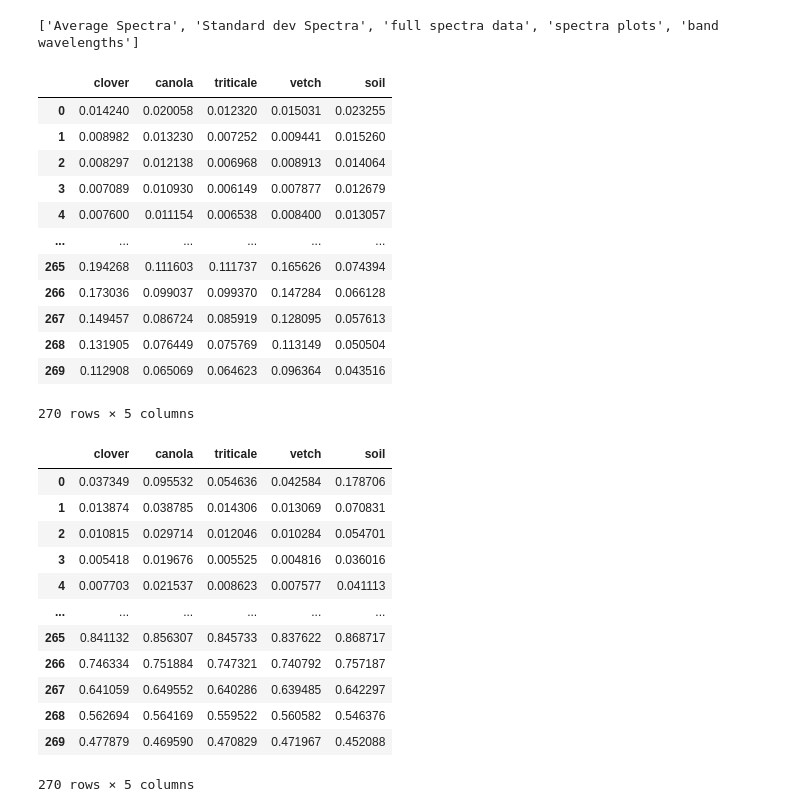
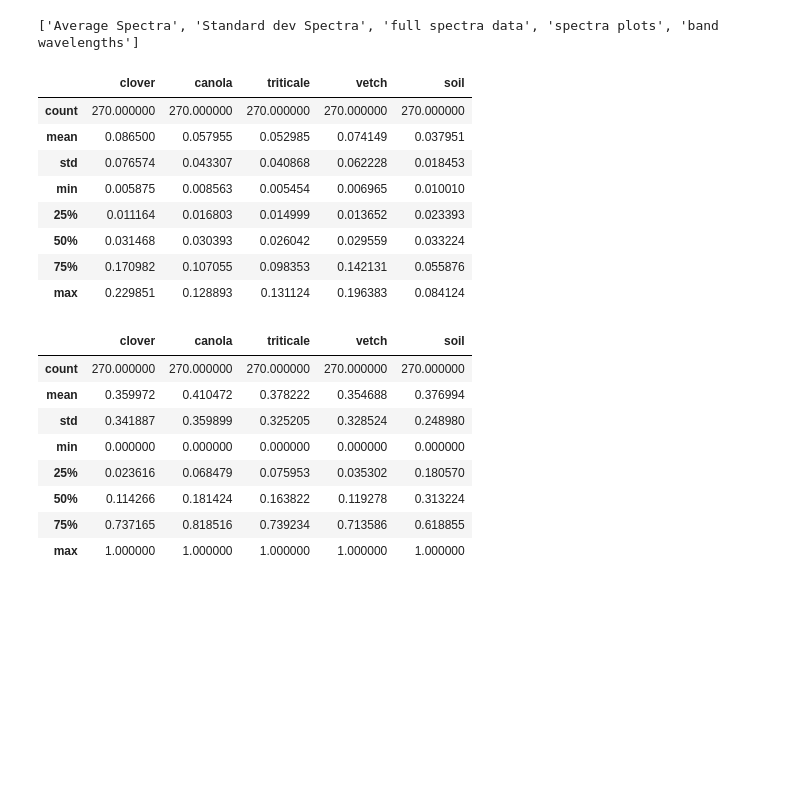
Before and after one commit to kiranmantri/cover_crop_psu, a Jupyter notebook: data_cube.ipynb, the cells around one changed output. Cells and saved outputs as stored; diff of their text form; code cells hidden in the pictures; blank space fills up the shorter version.

```diff
--- a/data_cube.ipynb
+++ b/data_cube.ipynb
@@ -1,48 +1,44 @@
 # %%
+%load_ext autoreload
+%autoreload 2
+
 import numpy as np
 import pandas as pd
 import scipy.io
+
 
 import plotly.express as px
 import matplotlib.pyplot as plt
 
 xls = pd.ExcelFile('cc_spectral_signature.xlsx')
 print(xls.sheet_names)
 
 df = pd.read_excel(io='cc_spectral_signature.xlsx', sheet_name='Average Spectra')
 del df['Unnamed: 0']
-display(df)
+display(df.describe())
 
 df = df.apply(func=lambda e: (e - np.min(e)) / (np.max(e) - np.min(e)), axis=0)
-display(df)
+display(df.describe())
 # %% [output]
 ['Average Spectra', 'Standard dev Spectra', 'full spectra data', 'spectra plots', 'band wavelengths']
 |  | clover | canola | triticale | vetch | soil |
-| 0 | 0.014240 | 0.020058 | 0.012320 | 0.015031 | 0.023255 |
-| 1 | 0.008982 | 0.013230 | 0.007252 | 0.009441 | 0.015260 |
-| 2 | 0.008297 | 0.012138 | 0.006968 | 0.008913 | 0.014064 |
-| 3 | 0.007089 | 0.010930 | 0.006149 | 0.007877 | 0.012679 |
-| 4 | 0.007600 | 0.011154 | 0.006538 | 0.008400 | 0.013057 |
-| ... | ... | ... | ... | ... | ... |
-| 265 | 0.194268 | 0.111603 | 0.111737 | 0.165626 | 0.074394 |
-| 266 | 0.173036 | 0.099037 | 0.099370 | 0.147284 | 0.066128 |
-| 267 | 0.149457 | 0.086724 | 0.085919 | 0.128095 | 0.057613 |
-| 268 | 0.131905 | 0.076449 | 0.075769 | 0.113149 | 0.050504 |
-| 269 | 0.112908 | 0.065069 | 0.064623 | 0.096364 | 0.043516 |
+| count | 270.000000 | 270.000000 | 270.000000 | 270.000000 | 270.000000 |
+| mean | 0.086500 | 0.057955 | 0.052985 | 0.074149 | 0.037951 |
+| std | 0.076574 | 0.043307 | 0.040868 | 0.062228 | 0.018453 |
+| min | 0.005875 | 0.008563 | 0.005454 | 0.006965 | 0.010010 |
+| 25% | 0.011164 | 0.016803 | 0.014999 | 0.013652 | 0.023393 |
+| 50% | 0.031468 | 0.030393 | 0.026042 | 0.029559 | 0.033224 |
+| 75% | 0.170982 | 0.107055 | 0.098353 | 0.142131 | 0.055876 |
+| max | 0.229851 | 0.128893 | 0.131124 | 0.196383 | 0.084124 |
-270 rows × 5 columns
 |  | clover | canola | triticale | vetch | soil |
-| 0 | 0.037349 | 0.095532 | 0.054636 | 0.042584 | 0.178706 |
-| 1 | 0.013874 | 0.038785 | 0.014306 | 0.013069 | 0.070831 |
-| 2 | 0.010815 | 0.029714 | 0.012046 | 0.010284 | 0.054701 |
-| 3 | 0.005418 | 0.019676 | 0.005525 | 0.004816 | 0.036016 |
-| 4 | 0.007703 | 0.021537 | 0.008623 | 0.007577 | 0.041113 |
-| ... | ... | ... | ... | ... | ... |
-| 265 | 0.841132 | 0.856307 | 0.845733 | 0.837622 | 0.868717 |
-| 266 | 0.746334 | 0.751884 | 0.747321 | 0.740792 | 0.757187 |
-| 267 | 0.641059 | 0.649552 | 0.640286 | 0.639485 | 0.642297 |
-| 268 | 0.562694 | 0.564169 | 0.559522 | 0.560582 | 0.546376 |
-| 269 | 0.477879 | 0.469590 | 0.470829 | 0.471967 | 0.452088 |
+| count | 270.000000 | 270.000000 | 270.000000 | 270.000000 | 270.000000 |
+| mean | 0.359972 | 0.410472 | 0.378222 | 0.354688 | 0.376994 |
+| std | 0.341887 | 0.359899 | 0.325205 | 0.328524 | 0.248980 |
+| min | 0.000000 | 0.000000 | 0.000000 | 0.000000 | 0.000000 |
+| 25% | 0.023616 | 0.068479 | 0.075953 | 0.035302 | 0.180570 |
+| 50% | 0.114266 | 0.181424 | 0.163822 | 0.119278 | 0.313224 |
+| 75% | 0.737165 | 0.818516 | 0.739234 | 0.713586 | 0.618855 |
+| max | 1.000000 | 1.000000 | 1.000000 | 1.000000 | 1.000000 |
-270 rows × 5 columns
 # %%
 fig = px.line(data_frame=df)
 fig
```
Also changed, not shown: parts of 2 cells of this notebook, 1 other file.
